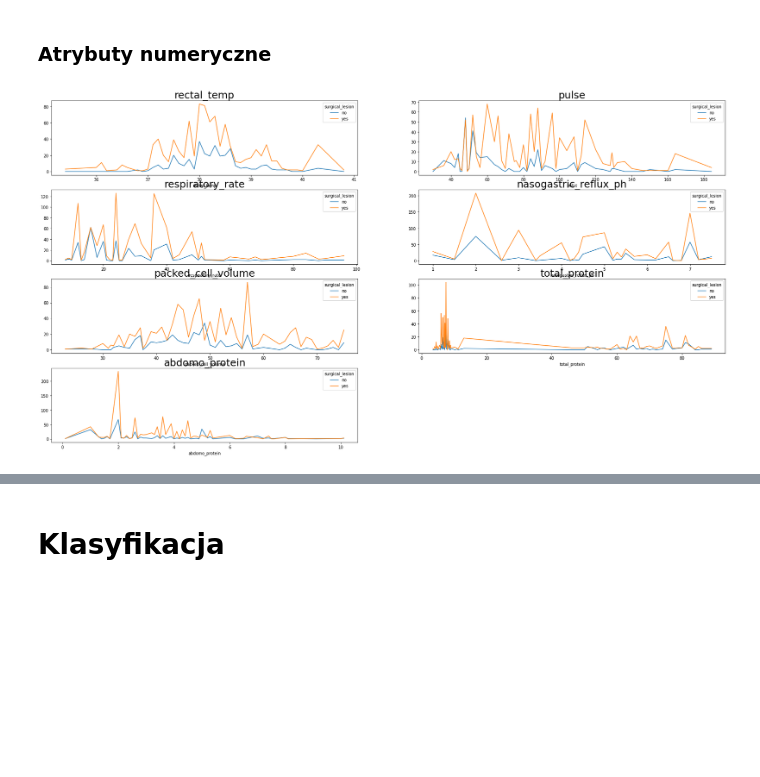
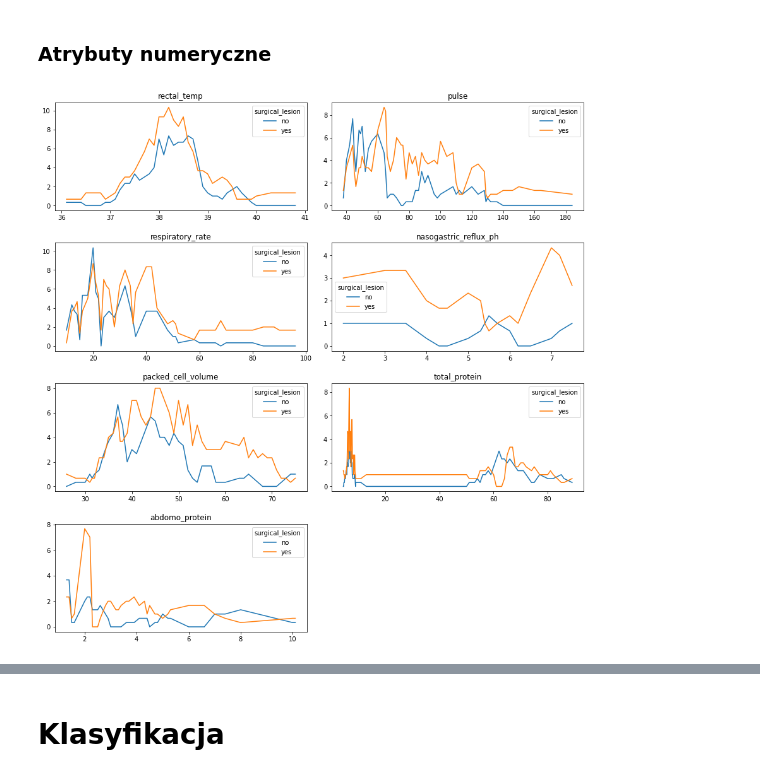
Before and after one commit to Priescik/Case-Study, a Jupyter notebook: case_study.ipynb, the cells around one changed output, grey strips where cells are left out. Drawn from its saved outputs; the diff is of its cells as text; code cells hidden in the pictures; blank space fills up the shorter version.

```diff
--- a/case_study.ipynb
+++ b/case_study.ipynb
@@ -683,10 +115,2 @@ rankable = ['temp_of_extremities', 'peripheral_pulse', 'peristalsis', 'abdominal
 categorical = ['mucous_membrane', 'pain', 'rectal_exam_feces', 'abdomen', 'abdomo_appearance', 'outcome']
 class_columns = ['surgical_lesion', 'lesion_1', 'lesion_2', 'lesion_3']
-# %%
-# for col in categorical + rankable:
-#     df[col] = df[col].fillna("Unknown")
-df = df.dropna(subset=['capillary_refill_time'])
-# for n_col in numerical:
-#     if df[n_col].isna().sum() > 0:
-#         df[f'{n_col}_isnan'] = df[n_col].isna()
-#     df[n_col] = df[n_col].fillna(df[n_col].median)
@@ -695,11 +142,15 @@ df = df.dropna(subset=['capillary_refill_time'])
 # %%
 fig, axs = plt.subplots(ncols=2, nrows=2, figsize=(12, 6))
 axs = axs.reshape(-1)
+i_tmp = None
 for i, name in enumerate(binary):
     # sns.countplot(x=name, ax=axs[i], data=df, hue='surgical_lesion')
-    counts = df.groupby([name, 'surgical_lesion']).size().unstack(fill_value=0)
+    counts = df.fillna("NaN").groupby([name, 'surgical_lesion']).size().unstack(fill_value=0)
     counts.plot(kind='bar', stacked=True, ax=axs[i])
     axs[i].set_title(name)
-for j in range(i + 1, len(axs)):
+    axs[i].set_xticklabels(counts.index, rotation=0)
+    axs[i].set_xlabel('')
+    i_tmp = i
+for j in range(i_tmp + 1, len(axs)):
     fig.delaxes(axs[j])
 # %% [output]
@@ -707,13 +158,18 @@ for j in range(i + 1, len(axs)):
 # %% [markdown]
 ### Atrybuty kategoryczne
 # %%
-fig, axs = plt.subplots(ncols=2, nrows=5, figsize=(30, 40))
+fig, axs = plt.subplots(ncols=2, nrows=8, figsize=(15, 30))
+fig.subplots_adjust(hspace=0.3, wspace=0.1)
 axs = axs.reshape(-1)
-for i, name in enumerate(categorical):
-    # sns.countplot(x=name, ax=axs[i], data=df, hue='surgical_lesion')
-    counts = df.groupby([name, 'surgical_lesion']).size().unstack(fill_value=0)
+i_tmp = None
+for i, name in enumerate(categorical+rankable):
+    counts = df.fillna("NaN").groupby([name, 'surgical_lesion']).size().unstack(fill_value=0)
     counts.plot(kind='bar', stacked=True, ax=axs[i])
     axs[i].set_title(name)
-for j in range(i + 1, len(axs)):
+    axs[i].set_xlabel('')
+    if i==0: axs[i].set_xticklabels(counts.index, rotation=10)
+    else: axs[i].set_xticklabels(counts.index, rotation=0)
+    i_tmp = i
+for j in range(i_tmp + 1, len(axs)):
     fig.delaxes(axs[j])
 # %% [output]
@@ -721,14 +183,20 @@ for j in range(i + 1, len(axs)):
 # %% [markdown]
 ### Atrybuty numeryczne
 # %%
-fig, axs = plt.subplots(ncols=2, nrows=10, figsize=(30, 40))
+fig, axs = plt.subplots(ncols=2, nrows=10, figsize=(15, 40))
+fig.subplots_adjust(hspace=0.3, wspace=0.1)
 axs = axs.reshape(-1)
+i_tmp = None
 for i, name in enumerate(numerical):
     counts = df.groupby([name, 'surgical_lesion']).size().unstack(fill_value=0)
-    counts.plot(kind='line', stacked=False, ax=axs[i])
-    axs[i].set_title(name, fontsize=25)
+    smoothed_counts = counts.rolling(window=3).mean()
+    smoothed_counts.plot(kind='line', stacked=False, ax=axs[i])
 
-for j in range(i+1, len(axs)):
+    axs[i].set_title(name)
+    axs[i].set_xlabel('')
+    i_tmp = i
+
+for j in range(i_tmp+1, len(axs)):
     fig.delaxes(axs[j])
 # %% [output]
-[figure, old version]
+[figure, new version]
```
Also changed, not shown: parts of 62 cells of this notebook, 3 other files.
